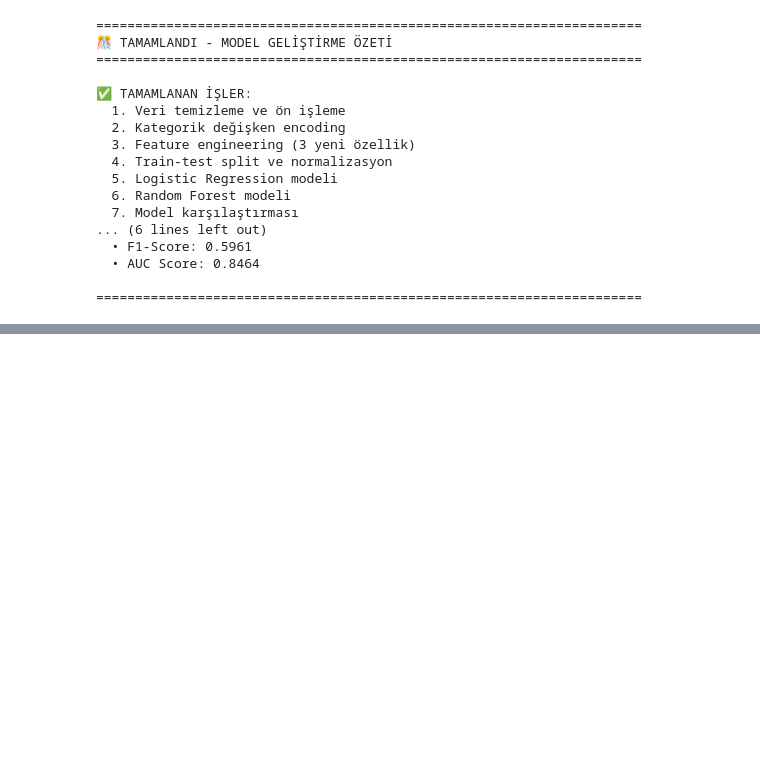
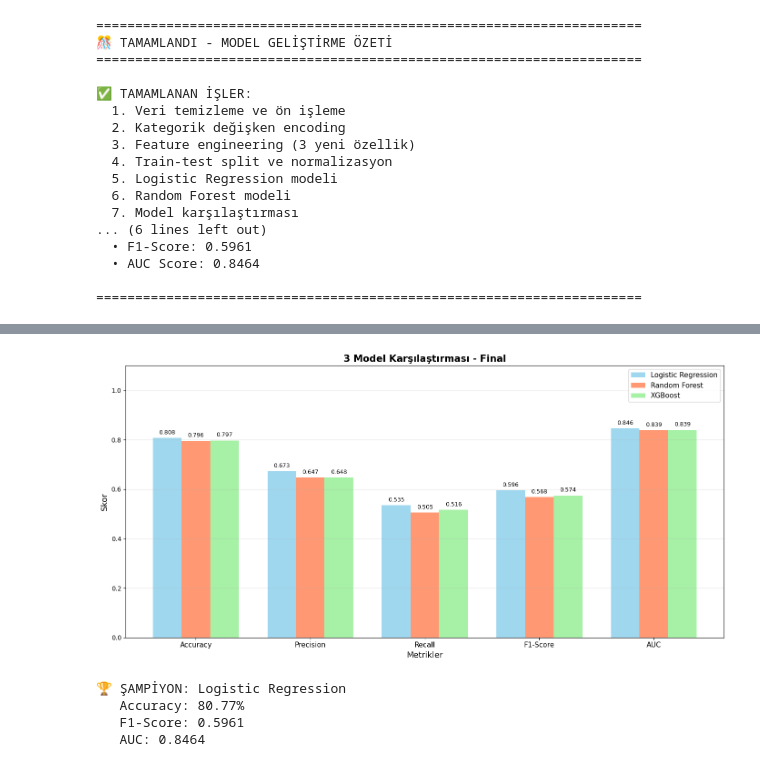
Before and after one commit to zeknc/customer-churn-prediction, a Jupyter notebook: customer-churn-prediction/notebooks/02_preprocessing_modeling.ipynb, the cells around one changed output, grey strips where cells are left out. Cells and saved outputs as stored; diff of their text form; code cells hidden in the pictures; blank space fills up the shorter version.

Commit message:
Add XGBoost model and Streamlit dashboard

```diff
--- a/customer-churn-prediction/notebooks/02_preprocessing_modeling.ipynb
+++ b/customer-churn-prediction/notebooks/02_preprocessing_modeling.ipynb
@@ -653,0 +663,18 @@ print("\n" + "="*70)
+# %%
+print("🚀 XGBOOST MODELİ")
+print("="*60)
+
+# XGBoost modeli oluştur
+xgb_model = XGBClassifier(
+    n_estimators=100,        # Ağaç sayısı
+    max_depth=6,             # Maksimum derinlik
+    learning_rate=0.1,       # Öğrenme hızı
+    random_state=42,
+    eval_metric='logloss'    # Değerlendirme metriği
+)
+
+# Modeli eğit
+print("⏳ XGBoost eğitiliyor...")
+xgb_model.fit(X_train_scaled, y_train)
+
+print("✅ XGBoost eğitildi!")
@@ -653,0 +716,57 @@ print("\n" + "="*70)
+# %%
+print("⚖️ 3 MODEL KARŞILAŞTIRMASI")
+print("="*70)
+
+# Karşılaştırma tablosu
+comparison_final = pd.DataFrame({
+    'Model': ['Logistic Regression', 'Random Forest', 'XGBoost'],
+    'Accuracy': [test_accuracy, test_accuracy_rf, test_accuracy_xgb],
+    'Precision': [test_precision, test_precision_rf, test_precision_xgb],
+    'Recall': [test_recall, test_recall_rf, test_recall_xgb],
+    'F1-Score': [test_f1, test_f1_rf, test_f1_xgb],
+    'AUC': [roc_auc, roc_auc_rf, roc_auc_xgb]
+})
+
+print(comparison_final.to_string(index=False))
+
+# Görselleştirme
+fig, ax = plt.subplots(figsize=(14, 7))
+
+x = np.arange(len(comparison_final.columns[1:]))
+width = 0.25
+
+bars1 = ax.bar(x - width, comparison_final.iloc[0, 1:], width,
+               label='Logistic Regression', color='skyblue', alpha=0.8)
+bars2 = ax.bar(x, comparison_final.iloc[1, 1:], width,
+               label='Random Forest', color='coral', alpha=0.8)
+bars3 = ax.bar(x + width, comparison_final.iloc[2, 1:], width,
+               label='XGBoost', color='lightgreen', alpha=0.8)
+
+ax.set_xlabel('Metrikler', fontsize=13)
+ax.set_ylabel('Skor', fontsize=13)
+ax.set_title('3 Model Karşılaştırması - Final', fontsize=15, fontweight='bold')
+ax.set_xticks(x)
+ax.set_xticklabels(comparison_final.columns[1:], fontsize=11)
+ax.legend(fontsize=11)
+ax.grid(axis='y', alpha=0.3)
+ax.set_ylim([0, 1.1])
+
+# Değerleri yaz
+for bars in [bars1, bars2, bars3]:
+    for bar in bars:
+        height = bar.get_height()
+        ax.text(bar.get_x() + bar.get_width()/2., height + 0.01,
+                f'{height:.3f}', ha='center', va='bottom', fontsize=9)
+
+plt.tight_layout()
+plt.show()
+
+# En iyi model
+best_idx = comparison_final['F1-Score'].idxmax()
+best_name = comparison_final.loc[best_idx, 'Model']
+
+print(f"\n🏆 ŞAMPİYON: {best_name}")
+print(f"   Accuracy: {comparison_final.loc[best_idx, 'Accuracy']:.2%}")
+print(f"   F1-Score: {comparison_final.loc[best_idx, 'F1-Score']:.4f}")
+print(f"   AUC: {comparison_final.loc[best_idx, 'AUC']:.4f}")
+# %% [output]
@@ -653,0 +779,5 @@ print("\n" + "="*70)
+[figure, added]
+🏆 ŞAMPİYON: Logistic Regression
+   Accuracy: 80.77%
+   F1-Score: 0.5961
+   AUC: 0.8464
```
Also changed, not shown: parts of 6 cells of this notebook, 1 other file.
